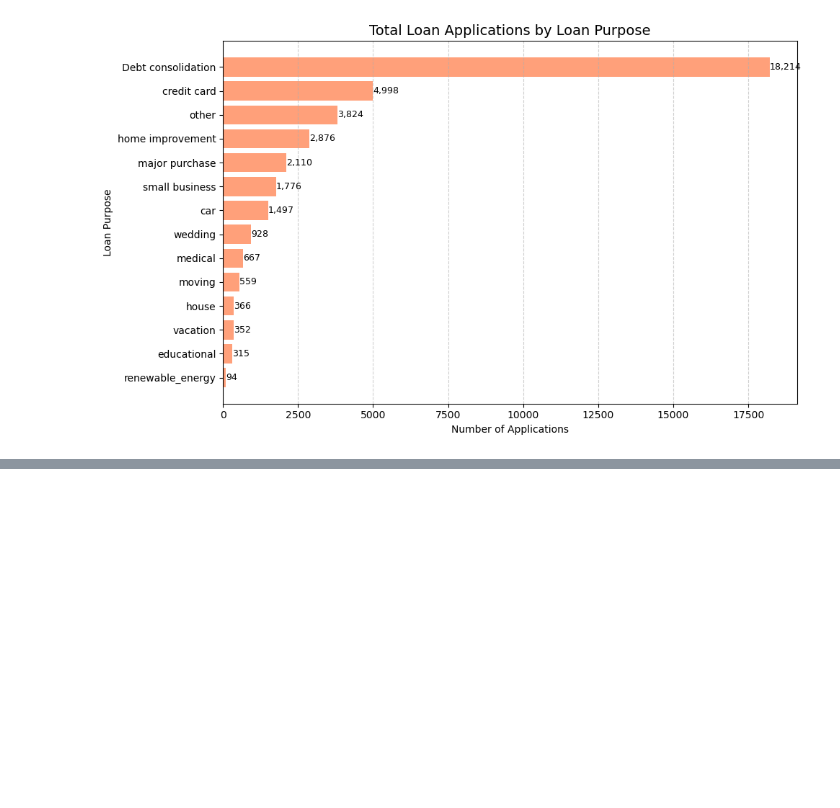
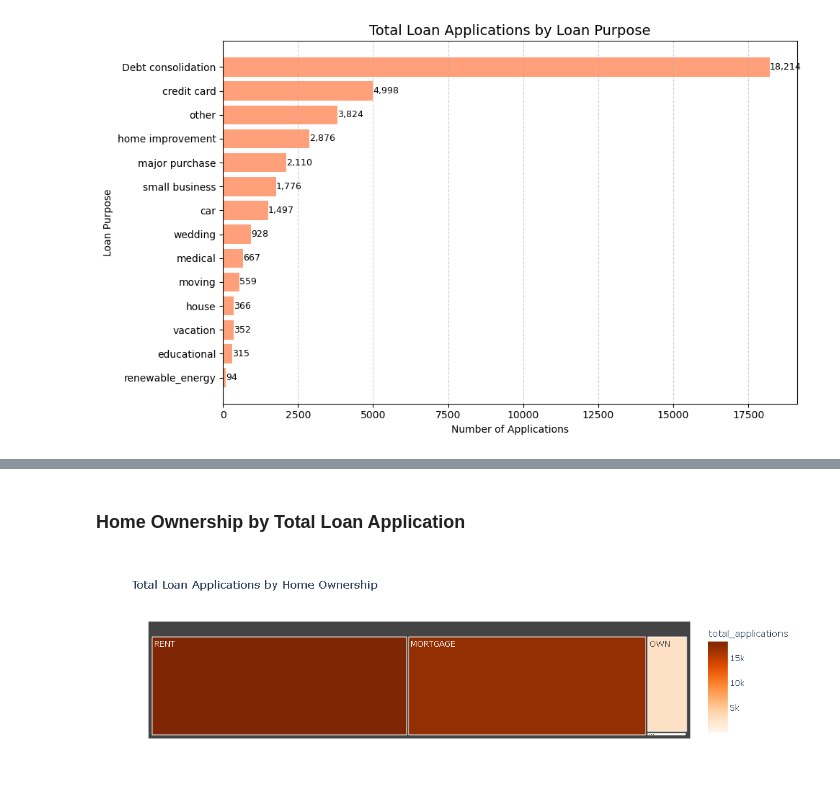
Before and after one commit to Akash2875/Bank_Loan_Analysis, a Jupyter notebook: Bank_Loan_Analysis_Project.ipynb, the cells around one changed output, grey strips where cells are left out. Cells and saved outputs as stored; diff of their text form; code cells hidden in the pictures; blank space fills up the shorter version.

```diff
--- a/Bank_Loan_Analysis_Project.ipynb
+++ b/Bank_Loan_Analysis_Project.ipynb
@@ -546,0 +583,18 @@ plt.show()
+# %% [markdown]
+### Home Ownership by Total Loan Application
+# %%
+home_applications = df.groupby('home_ownership')['id'].count().reset_index()
+home_applications.columns = ['home_ownership', 'total_applications']
+
+fig = px.treemap(
+    home_applications,
+    path=['home_ownership'],
+    values='total_applications',
+    color='total_applications',
+    color_continuous_scale='Oranges',
+    title='Total Loan Applications by Home Ownership'
+)
+
+fig.show()
+# %% [output]
+[figure, added]
```
Also changed, not shown: parts of 4 cells of this notebook.
